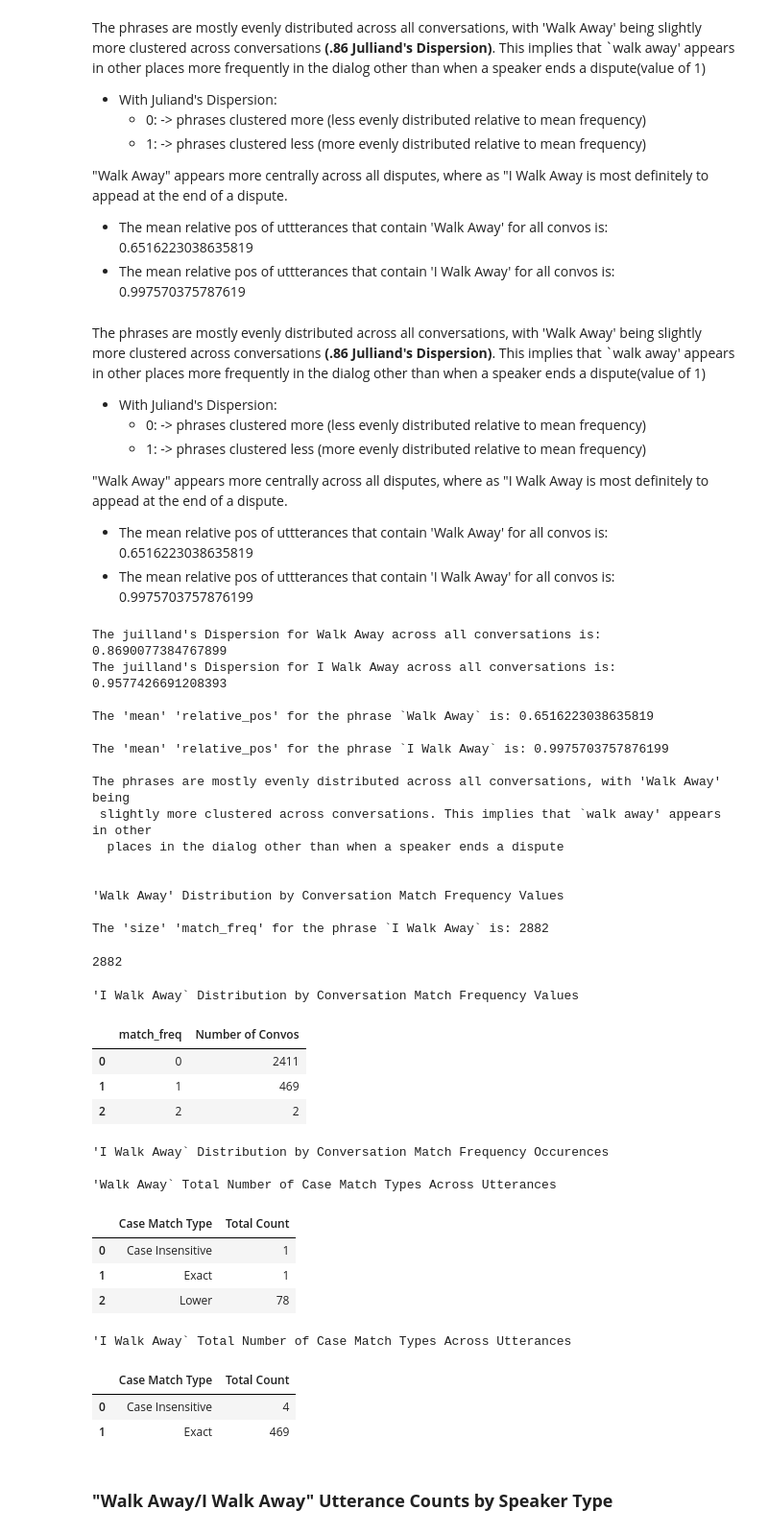
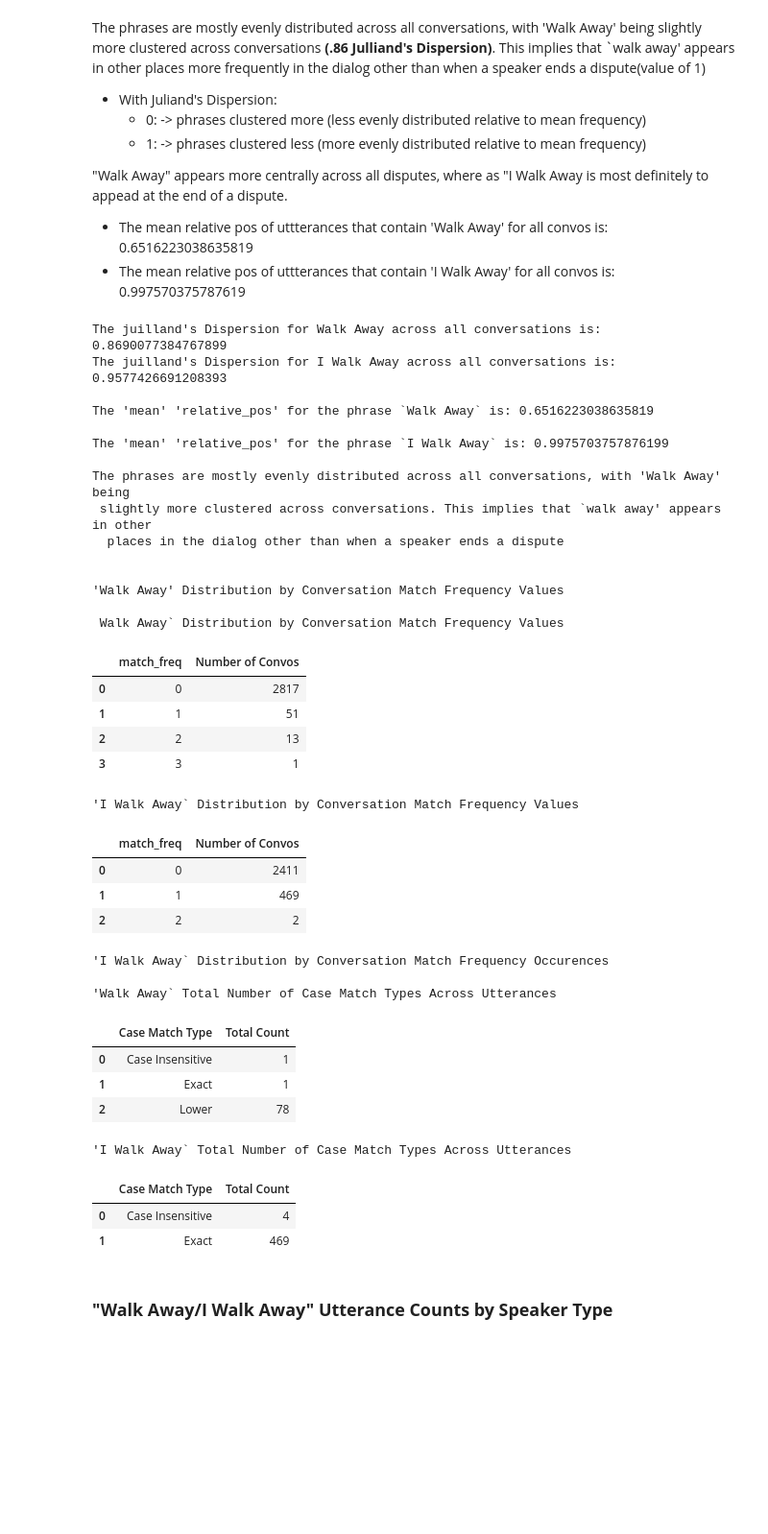
Before and after one commit to mishkin101/ConvoKit_Disputes, a Jupyter notebook: src/data_preprocessing.ipynb, the cells around one changed output. Shown at 96% size. Drawn from its saved outputs; the diff is of its cells as text; code cells hidden in the pictures; blank space fills up the shorter version.

```diff
--- a/src/data_preprocessing.ipynb
+++ b/src/data_preprocessing.ipynb
@@ -192,17 +400,6 @@ places more frequently in the dialog other than when a speaker ends a dispute(va
 "Walk Away" appears more centrally across all disputes, where as "I Walk Away is most definitely to appead at the end of a dispute.
 - The mean relative pos of uttterances that contain 'Walk Away' for all convos is: 0.6516223038635819
 - The mean relative pos of uttterances that contain 'I Walk Away' for all convos is: 0.997570375787619
-# %% [markdown]
-The phrases are mostly evenly distributed across all conversations, with 'Walk Away' being
-slightly more clustered across conversations **(.86 Julliand's Dispersion)**. This implies that `walk away' appears in other
-places more frequently in the dialog other than when a speaker ends a dispute(value of 1)
-- With Juliand's Dispersion:
-    - 0: -> phrases clustered more (less evenly distributed relative to mean frequency)
-    - 1: -> phrases clustered less (more evenly distributed relative to mean frequency)
-
-"Walk Away" appears more centrally across all disputes, where as "I Walk Away is most definitely to appead at the end of a dispute.
-- The mean relative pos of uttterances that contain 'Walk Away' for all convos is: 0.6516223038635819
-- The mean relative pos of uttterances that contain 'I Walk Away' for all convos is: 0.9975703757876199
 # %%
 #includes "I Walk Away" cases since it is subset
 data_preprocessor.filterMatches("message", "Walk Away", "I Walk Away", False, False)
@@ -212,55 +409,58 @@ d2_disp = data_preprocessor.getStandardizedDispersion("I Walk Away", False)
 
 mean_rel_pos_1 = data_preprocessor.getUttStat("Walk Away", "relative_pos", "mean")
 # mean_rel_pos_1 = float(mean_rel_pos_1.iloc[0])
 mean_rel_pos_2 = data_preprocessor.getUttStat("I Walk Away", "relative_pos", "mean")
 # mean_rel_pos_2 = float(mean_rel_pos_2.iloc[0])
 
 print("\nThe phrases are mostly evenly distributed across all conversations, with 'Walk Away' being \n slightly more clustered across conversations. This implies that `walk away' appears in other \n  places in the dialog other than when a speaker ends a dispute\n")
 
 print("\n'Walk Away' Distribution by Conversation Match Frequency Values")
-count_convos_1 = data_preprocessor.getConvoStat("I Walk Away", "match_freq", "size")
-display(count_convos_1)
-# display(data_preprocessor.text_matches_new["Walk Away"][1].groupby("match_freq").size().reset_index(name="Number of Convos"))
+
+print("\n Walk Away` Distribution by Conversation Match Frequency Values")
+display(data_preprocessor.text_matches_new["Walk Away"][1].groupby("match_freq").size().reset_index(name="Number of Convos"))
 print("\n'I Walk Away` Distribution by Conversation Match Frequency Values")
 display(data_preprocessor.text_matches_new["I Walk Away"][1].groupby("match_freq").size().reset_index(name="Number of Convos"))
 
 print("\n'I Walk Away` Distribution by Conversation Match Frequency Occurences")
 display(data_preprocessor.getConvoMatchesByCase("Walk Away"))
 display(data_preprocessor.getConvoMatchesByCase("I Walk Away"))
-
-data_preprocessor.df
+#data_preprocessor.text_matches_new["Walk Away"][1]
 # %% [output]
 The juilland's Dispersion for Walk Away across all conversations is: 0.8690077384767899
 The juilland's Dispersion for I Walk Away across all conversations is: 0.9577426691208393
 
 The 'mean' 'relative_pos' for the phrase `Walk Away` is: 0.6516223038635819
 
 The 'mean' 'relative_pos' for the phrase `I Walk Away` is: 0.9975703757876199
 
 The phrases are mostly evenly distributed across all conversations, with 'Walk Away' being
  slightly more clustered across conversations. This implies that `walk away' appears in other
   places in the dialog other than when a speaker ends a dispute
 
 
 'Walk Away' Distribution by Conversation Match Frequency Values
 
-The 'size' 'match_freq' for the phrase `I Walk Away` is: 2882
+ Walk Away` Distribution by Conversation Match Frequency Values
+|  | match_freq | Number of Convos |
+| 0 | 0 | 2817 |
+| 1 | 1 | 51 |
+| 2 | 2 | 13 |
+| 3 | 3 | 1 |
-2882
+'I Walk Away` Distribution by Conversation Match Frequency Values
+|  | match_freq | Number of Convos |
+| 0 | 0 | 2411 |
+| 1 | 1 | 469 |
+| 2 | 2 | 2 |
-'I Walk Away` Distribution by Conversation Match Frequency Values
+'I Walk Away` Distribution by Conversation Match Frequency Occurences
+
+'Walk Away` Total Number of Case Match Types Across Utterances
-|  | match_freq | Number of Convos |
-| 0 | 0 | 2411 |
-| 1 | 1 | 469 |
-| 2 | 2 | 2 |
+|  | Case Match Type | Total Count |
+| 0 | Case Insensitive | 1 |
+| 1 | Exact | 1 |
+| 2 | Lower | 78 |
-'I Walk Away` Distribution by Conversation Match Frequency Occurences
-
-'Walk Away` Total Number of Case Match Types Across Utterances
+'I Walk Away` Total Number of Case Match Types Across Utterances
-|  | Case Match Type | Total Count |
-| 0 | Case Insensitive | 1 |
-| 1 | Exact | 1 |
-| 2 | Lower | 78 |
-'I Walk Away` Total Number of Case Match Types Across Utterances
-|  | Case Match Type | Total Count |
-| 0 | Case Insensitive | 4 |
-| 1 | Exact | 469 |
+|  | Case Match Type | Total Count |
+| 0 | Case Insensitive | 4 |
+| 1 | Exact | 469 |
 # %% [markdown]
 ### **"Walk Away/I Walk Away" Utterance Counts by Speaker Type**
```
Also changed, not shown: parts of 23 cells of this notebook, 1 other file.
